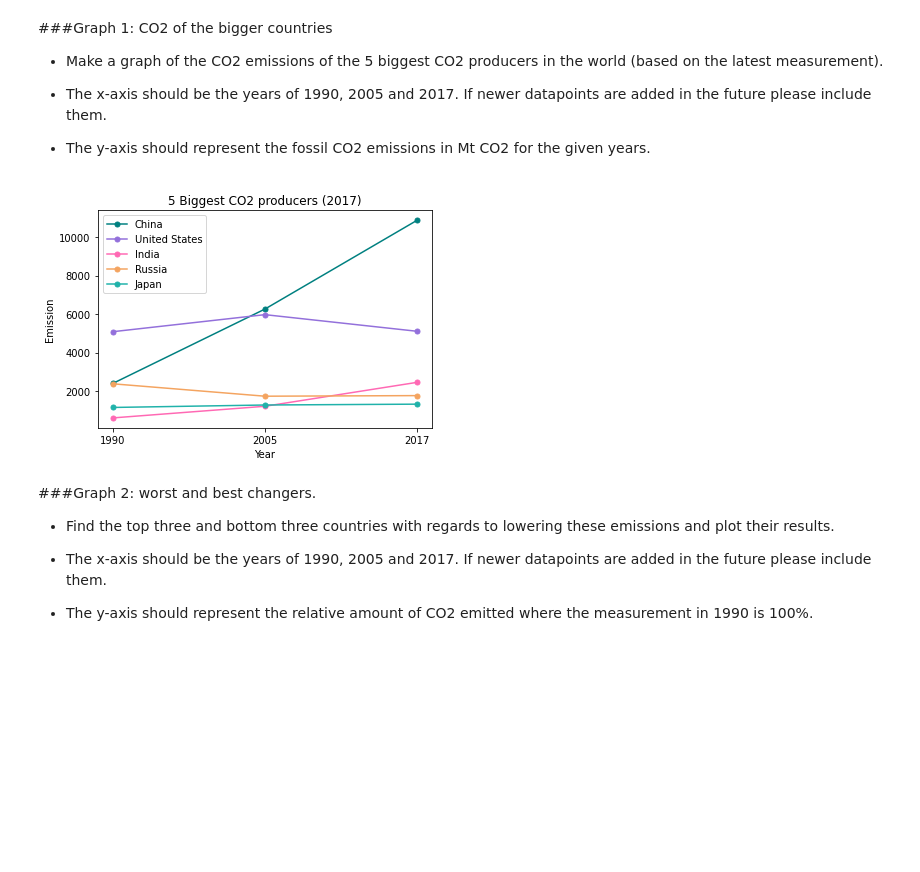
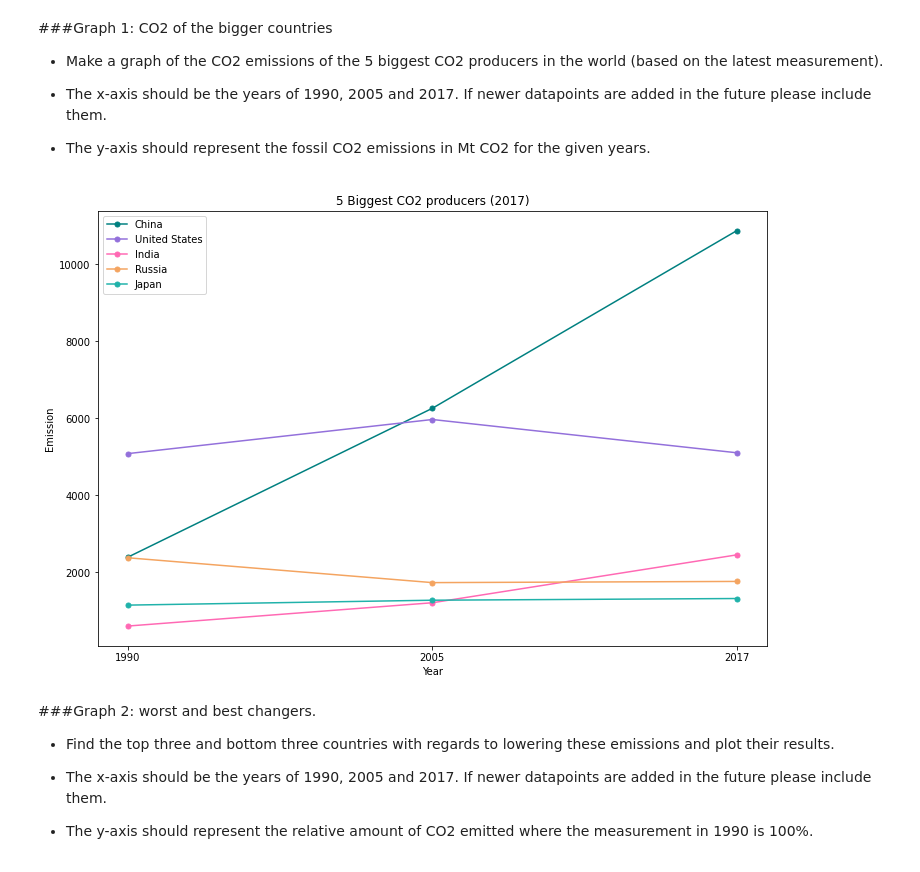
Before and after one commit to MevrouwHelderder/Assignments, a Jupyter notebook: Assignment_Global_CO2_Emissions.ipynb, the cells around one changed output. Saved outputs shown, nothing was run; the diff lists cells and outputs as text; code cells hidden in the pictures; blank space fills up the shorter version.

```diff
--- a/Assignment_Global_CO2_Emissions.ipynb
+++ b/Assignment_Global_CO2_Emissions.ipynb
@@ -45,35 +43,35 @@ countries
 # %%
 # Finding the five biggest producers, showing only the relevant columns, index set to the column "country".
 five_biggest = ((countries.sort_values("2017 Fossil", ascending = False).head(5)).loc[:,["country","1990 Fossil", "2005 Fossil", "2017 Fossil"]]).set_index("country")
 # Renaming the columns for more clarity.
 five_biggest = five_biggest.rename(columns={"1990 Fossil": "1990", "2005 Fossil": "2005" , "2017 Fossil": "2017"})
 
 # Create the figure.
-fig, ax = plt.subplots()
+fig, ax = plt.subplots(figsize=(12,8))
 
 # Define x by selecting the names of the columns.
 x= five_biggest.columns[0:4]
 
 country_1 = five_biggest.iloc[0].to_numpy()
 country_2 = five_biggest.iloc[1].to_numpy()
 country_3 = five_biggest.iloc[2].to_numpy()
 country_4 = five_biggest.iloc[3].to_numpy()
 country_5 = five_biggest.iloc[4].to_numpy()
 
 ax.plot(x, country_1, label=(five_biggest.index[0]), marker=".", markersize=10, color="teal")
 ax.plot(x, country_2, label=(five_biggest.index[1]), marker=".", markersize=10, color="mediumpurple")
 ax.plot(x, country_3, label=(five_biggest.index[2]), marker=".", markersize=10, color="hotpink")
 ax.plot(x, country_4, label=(five_biggest.index[3]), marker=".", markersize=10, color="sandybrown")
 ax.plot(x, country_5, label=(five_biggest.index[4]), marker=".", markersize=10, color="lightseagreen")
 
 plt.title("5 Biggest CO2 producers (2017)")
 plt.xlabel("Year")
 plt.ylabel("Emission")
 ax.legend()
 
 plt.show()
 # %% [output]
-[figure, old version]
+[figure, new version]
 # %% [markdown]
 ###Graph 2: worst and best changers.
 *   Find the top three and bottom three countries with regards to lowering these emissions and plot their results.
```
Also changed, not shown: parts of 3 cells of this notebook.
